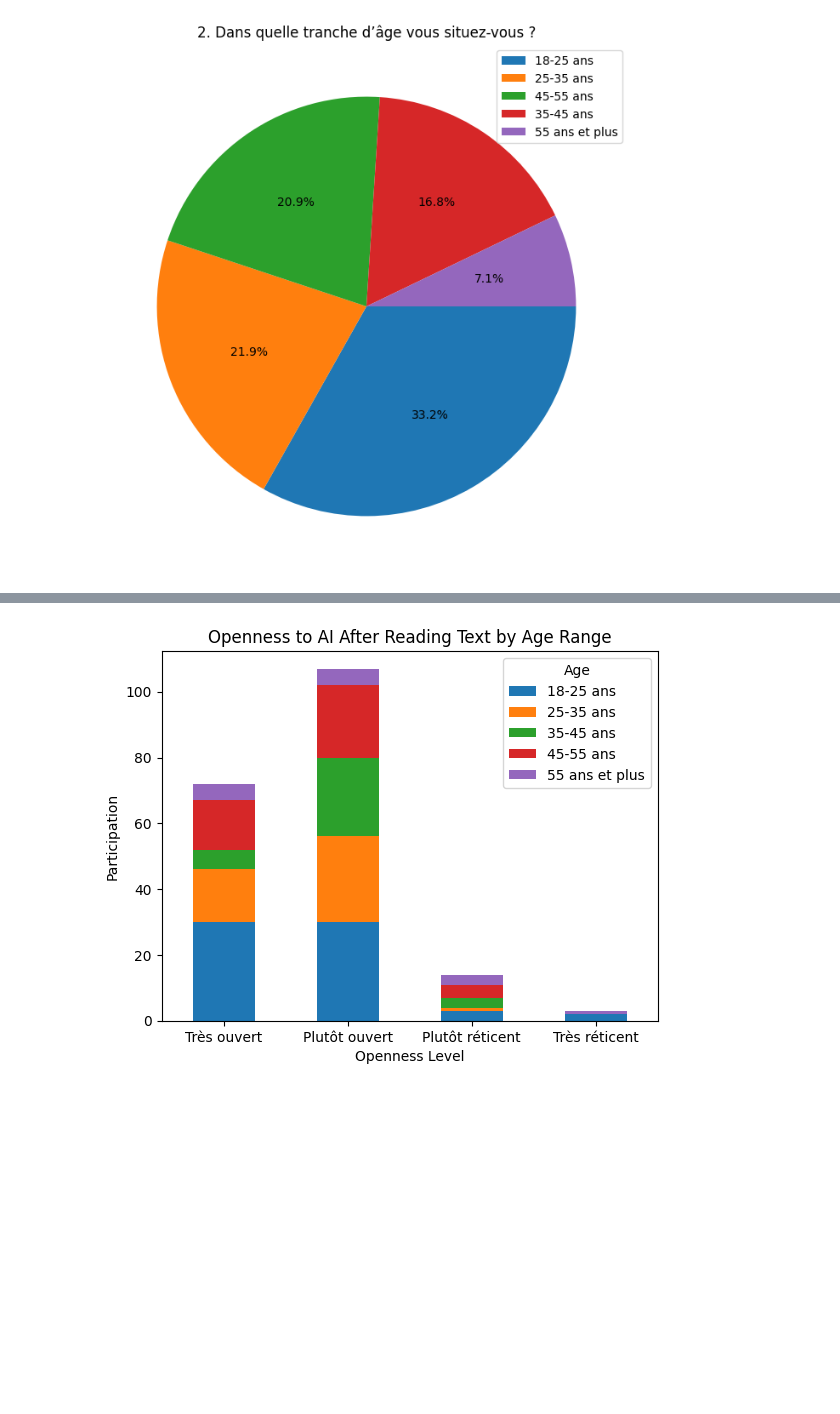
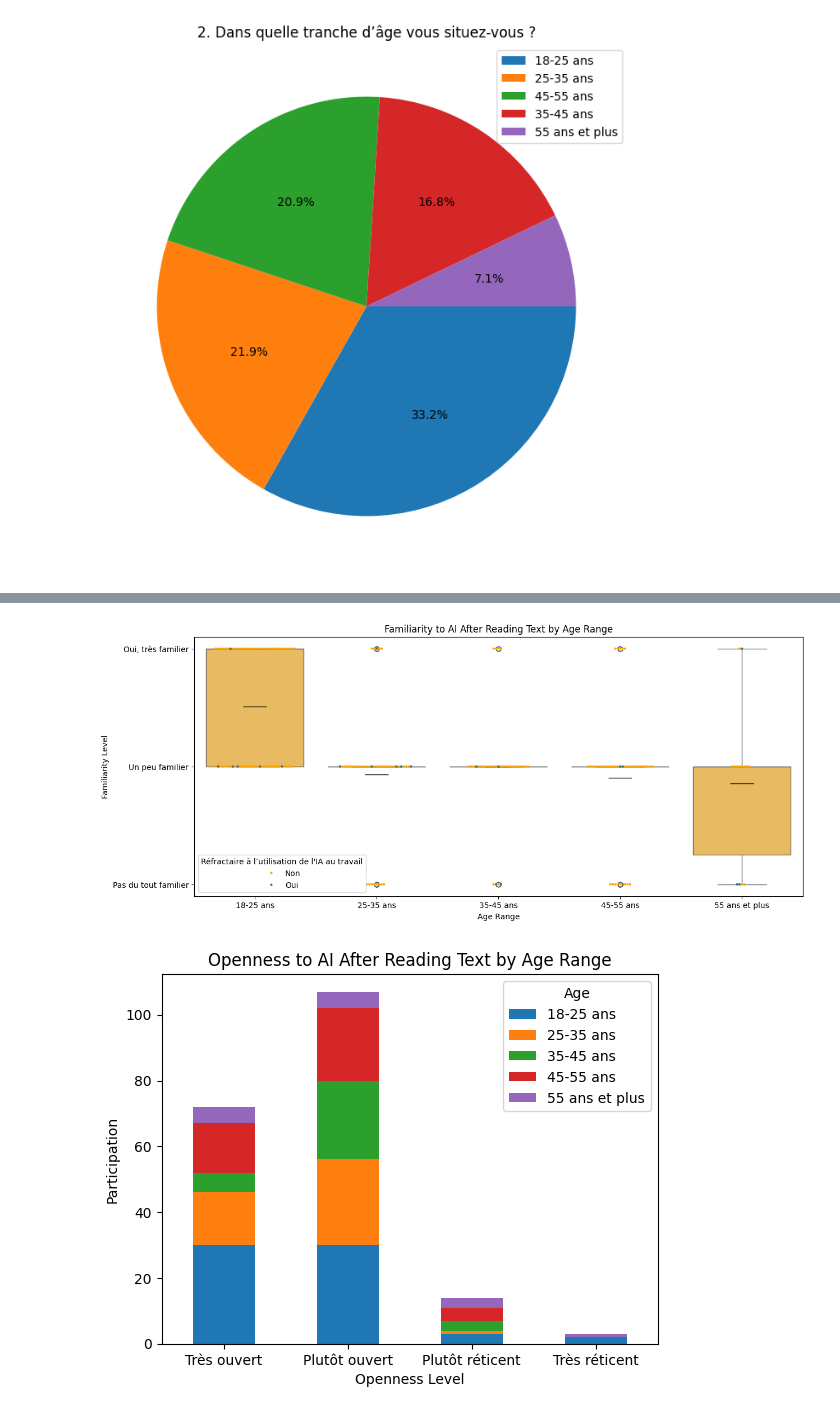
Before and after one commit to QuentinDstl/survey_adoption_by_employees, a Jupyter notebook: src/main.ipynb, the cells around one changed output, grey strips where cells are left out. Cells and saved outputs as stored; diff of their text form; code cells hidden in the pictures; blank space fills up the shorter version.

```diff
--- a/src/main.ipynb
+++ b/src/main.ipynb
@@ -300,3 +328,29 @@ plt.show()
+# %%
+# 2/7 Mean Openness Level to AI After Reading Text by Age Range
+df_familiarity_age_box = df_survey[['Age', '*Familiarity', 'Resistance']].copy()
+
+#todo simplifier le graph
+#todo tracer les moyennes des refractaires en proportion
+#todo tracer les moyennes des familiarités en proportion
+
+age_order = ["18-25 ans", "25-35 ans", "35-45 ans", "45-55 ans", "55 ans et plus"]
+df_familiarity_age_box['Age'] = pd.Categorical(df_familiarity_age_box['Age'], categories=age_order, ordered=True)
+df_familiarity_age_box = df_familiarity_age_box.sort_values('Age').reset_index(drop=True)
+
+plt.figure(figsize=(14, 6))
+sns.boxplot(x='Age', y='*Familiarity', data=df_familiarity_age_box, color="#FFC34B")
+sns.swarmplot(x='Age', y='*Familiarity', data=df_familiarity_age_box, hue='Resistance', palette=['orange', '#3B7080'], size=3)
+sns.pointplot(x='Age', y='*Familiarity', data=df_familiarity_age_box, errorbar=None, color="black", linestyle="none", capsize=.2, marker="_", markersize=30, markeredgewidth=1,)
+plt.legend(title='Réfractaire à l’utilisation de l\'IA au travail')
+plt.title('Familiarity to AI After Reading Text by Age Range')
+plt.xlabel('Age Range')
+plt.ylabel('Familiarity Level')
+plt.xticks(rotation=0)
+familiarity_order = ["Pas du tout familier", "Un peu familier", "Oui, très familier"]
+plt.yticks([0, 1, 2], familiarity_order)
+plt.show()
+# %% [output]
+[figure, added]
 # %%
 # 2/7 Openness to AI After Reading Text by Age Range
 openness_age = df_survey.groupby([
```
Also changed, not shown: parts of 5 cells of this notebook.
